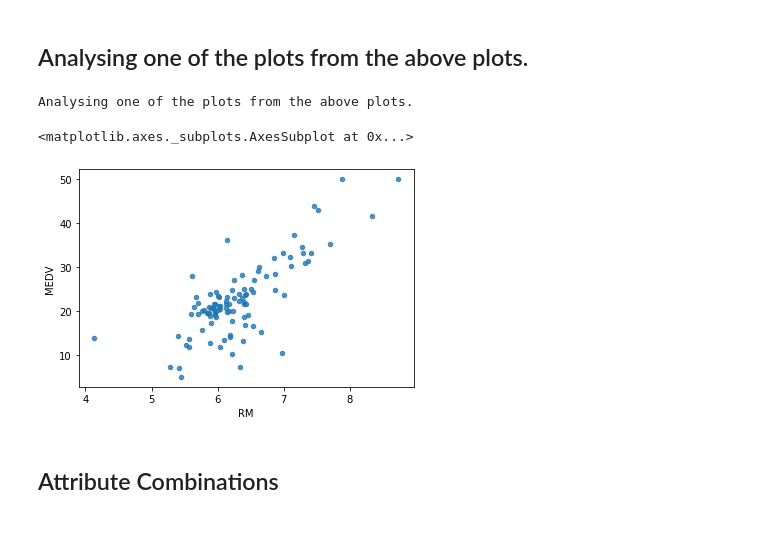
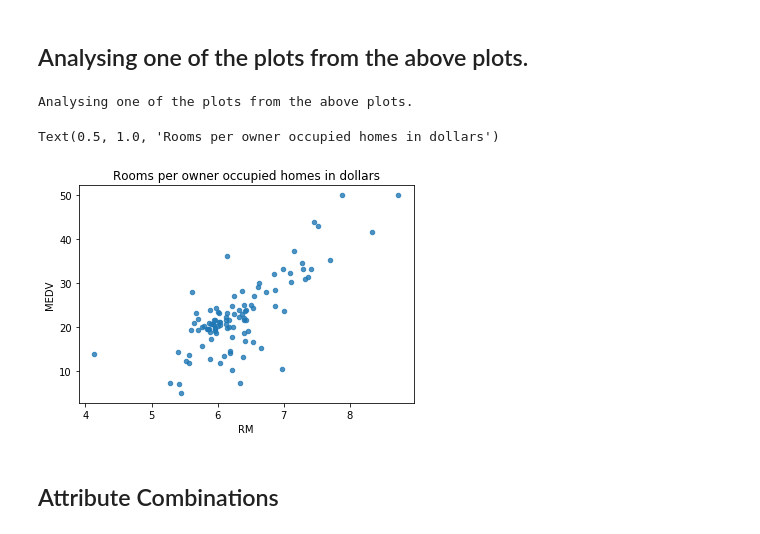
Before and after one commit to Aarushi1212/Real-Estate, a Jupyter notebook: Real Estate.ipynb, the cells around one changed output. Saved outputs shown, nothing was run; the diff lists cells and outputs as text; code cells hidden in the pictures.

```diff
--- a/Real Estate.ipynb
+++ b/Real Estate.ipynb
@@ -340,11 +371,12 @@ array([[<matplotlib.axes._subplots.AxesSubplot object at 0x...>,
 ## Analysing one of the plots from the above plots.
 # %%
 print("Analysing one of the plots from the above plots.")
-housing.plot(kind="scatter",x="RM",y="MEDV",alpha =0.8)
+housing.plot(kind='scatter',x='RM',y='MEDV',alpha =0.8)
+plt.title('Rooms per owner occupied homes in dollars')
 # %% [output]
 Analysing one of the plots from the above plots.
-<matplotlib.axes._subplots.AxesSubplot at 0x...>
+Text(0.5, 1.0, 'Rooms per owner occupied homes in dollars')
-[figure, old version]
+[figure, new version]
 # %% [markdown]
 ## Attribute Combinations
 # %%
```
Also changed, not shown: parts of 6 cells of this notebook.
